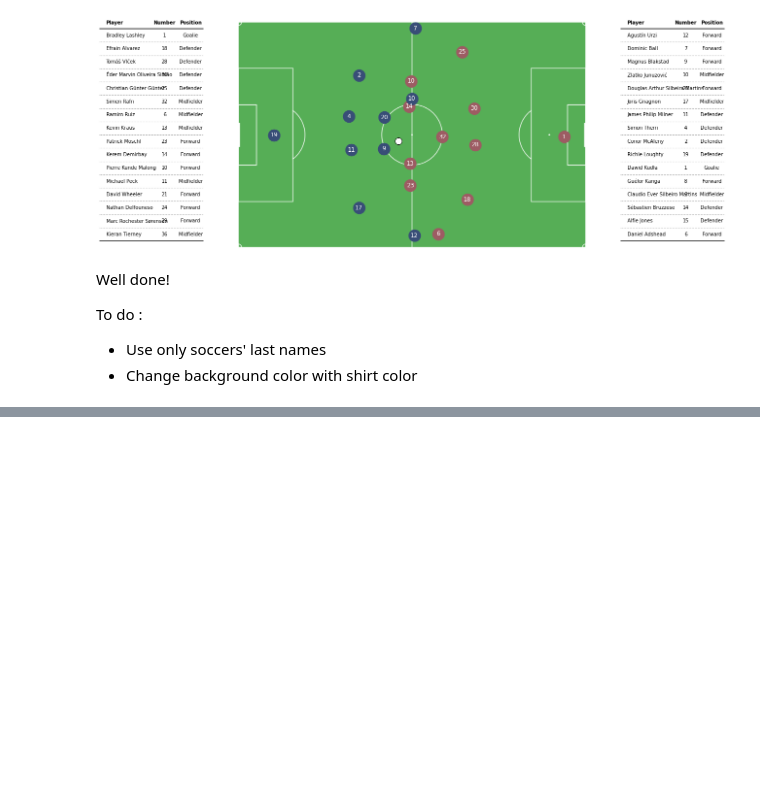
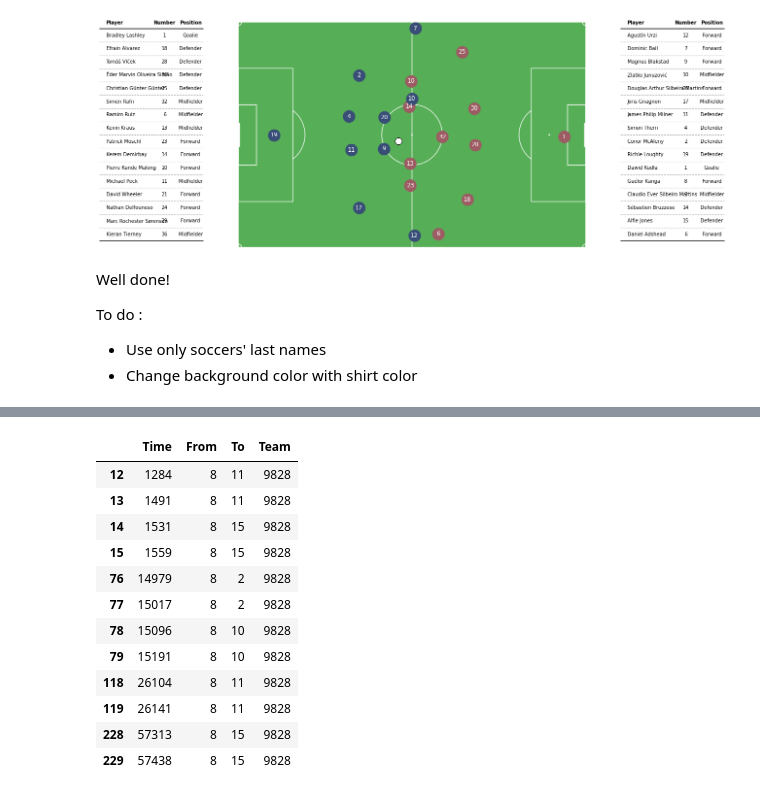
Before and after one commit to claireseceh/tracking-football, a Jupyter notebook: main.ipynb, the cells around one changed output, grey strips where cells are left out. Cells and saved outputs as stored; diff of their text form; code cells hidden in the pictures; blank space fills up the shorter version.

```diff
--- a/main.ipynb
+++ b/main.ipynb
@@ -475,0 +514,18 @@ To do :
+# %%
+Passes1F_home = Passers_home[Passers_home.From == np.float64(Passer1F_home)]
+Passes1F_home = Passes1F_home.astype(int)
+Passes1F_home
+# %% [output]
+|  | Time | From | To | Team |
+| 12 | 1284 | 8 | 11 | 9828 |
+| 13 | 1491 | 8 | 11 | 9828 |
+| 14 | 1531 | 8 | 15 | 9828 |
+| 15 | 1559 | 8 | 15 | 9828 |
+| 76 | 14979 | 8 | 2 | 9828 |
+| 77 | 15017 | 8 | 2 | 9828 |
+| 78 | 15096 | 8 | 10 | 9828 |
+| 79 | 15191 | 8 | 10 | 9828 |
+| 118 | 26104 | 8 | 11 | 9828 |
+| 119 | 26141 | 8 | 11 | 9828 |
+| 228 | 57313 | 8 | 15 | 9828 |
+| 229 | 57438 | 8 | 15 | 9828 |
```
Also changed, not shown: parts of 20 cells of this notebook.
